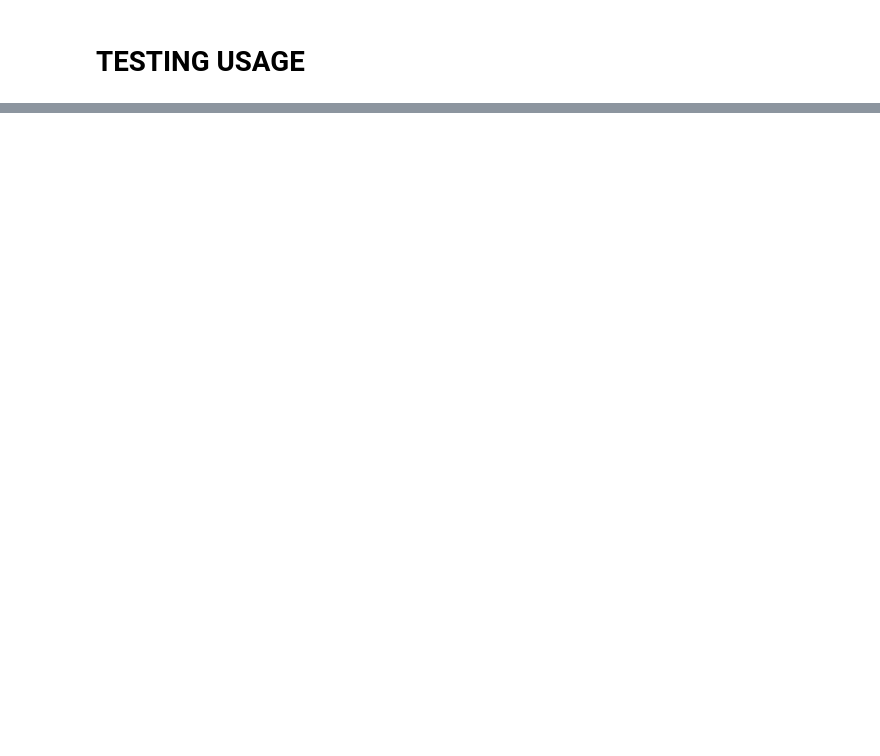
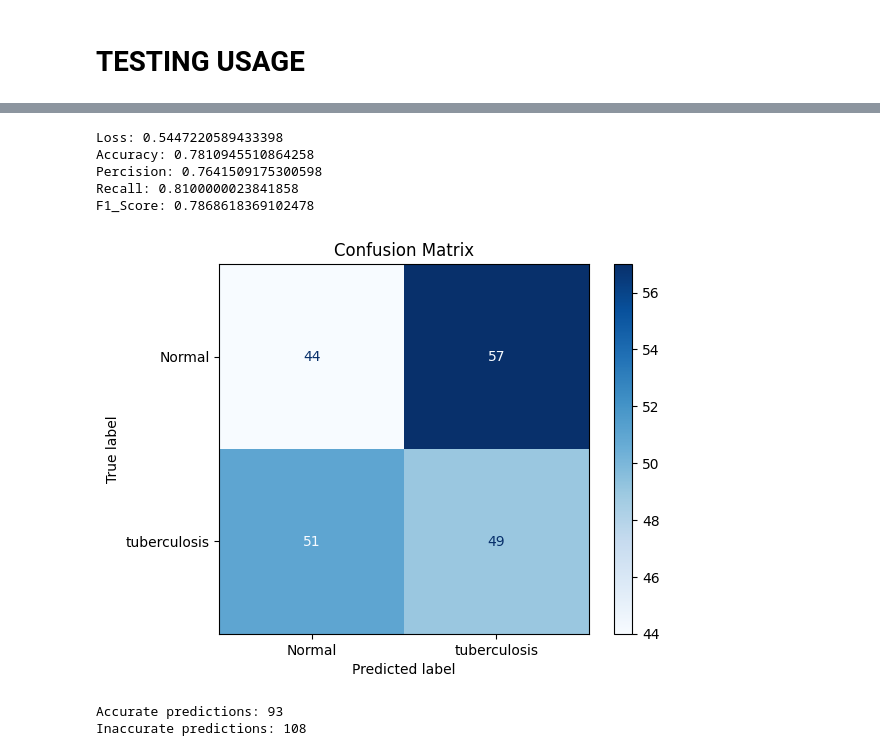
Before and after one commit to Daanish-Hindustani/Tuberculosis-Computer-Vision-Research, a Jupyter notebook: tb-squeezenet.ipynb, the cells around one changed output, grey strips where cells are left out. Saved outputs shown, nothing was run; the diff lists cells and outputs as text; code cells hidden in the pictures; blank space fills up the shorter version.

```diff
--- a/tb-squeezenet.ipynb
+++ b/tb-squeezenet.ipynb
@@ -559,0 +565,26 @@ false = conf_matrix[0,1] + conf_matrix[1,0]
+# %%
+resnet_model = Sequential()
+
+pretrained_model= tf.keras.applications.ResNet50(include_top=False,
+
+                   input_shape=(img_height,img_width,3),
+
+                   pooling='avg',classes=1,
+
+                   weights='imagenet')
+
+for each_layer in pretrained_model.layers:
+
+        each_layer.trainable=False
+
+resnet_model.add(pretrained_model)
+resnet_model.add(layers.Flatten())
+resnet_model.add(BatchNormalization())
+resnet_model.add(layers.Dense(128, activation='relu'))
+resnet_model.add(BatchNormalization())
+resnet_model.add(Dropout(0.5))
+resnet_model.add(layers.Dense(64, activation='relu'))
+resnet_model.add(BatchNormalization())
+resnet_model.add(Dropout(0.5))
+resnet_model.add(BatchNormalization())
+resnet_model.add(layers.Dense(1, activation='sigmoid'))
@@ -559,0 +616,4 @@ false = conf_matrix[0,1] + conf_matrix[1,0]
+# %%
+resnet_model.compile(loss="binary_crossentropy", optimizer=Adam(learning_rate=0.0001), metrics=['accuracy',Precision(), Recall(),f1_score])
+# %%
+history = resnet_model.fit(train_generator, steps_per_epoch=traing_set_len, epochs=10, validation_data=val_generator)
@@ -559,0 +693,33 @@ false = conf_matrix[0,1] + conf_matrix[1,0]
+# %%
+results_test_data(resnet_results)
+# %% [output]
+Loss: 0.5447220589433398
+Accuracy: 0.7810945510864258
+Percision: 0.7641509175300598
+Recall: 0.8100000023841858
+F1_Score: 0.7868618369102478
+# %%
+resnet_predicted_values = resnet_model.predict(test_generator)
+# %%
+resnet_predicted_values = (resnet_predicted_values >= 0.5).astype(int)
+conf_matrix = confusion_matrix(acutal_test_values, resnet_predicted_values)
+
+disp = ConfusionMatrixDisplay(confusion_matrix=conf_matrix, display_labels=['Normal', "tuberculosis"])
+disp.plot(cmap='Blues', values_format='d')
+plt.title('Confusion Matrix')
+plt.show()
+# %% [output]
+[figure, added]
+# %%
+sum = 0
+for i in range(2):
+    for j in range(2):
+        sum += conf_matrix[i][j]
+truth = conf_matrix[0][0] + conf_matrix[1,1]
+false = conf_matrix[0,1] + conf_matrix[1,0]
+
+print("Accurate predictions: " + str(truth))
+print("Inaccurate predictions: " + str(false))
+# %% [output]
+Accurate predictions: 93
+Inaccurate predictions: 108
```
Also changed, not shown: parts of 19 cells of this notebook.
